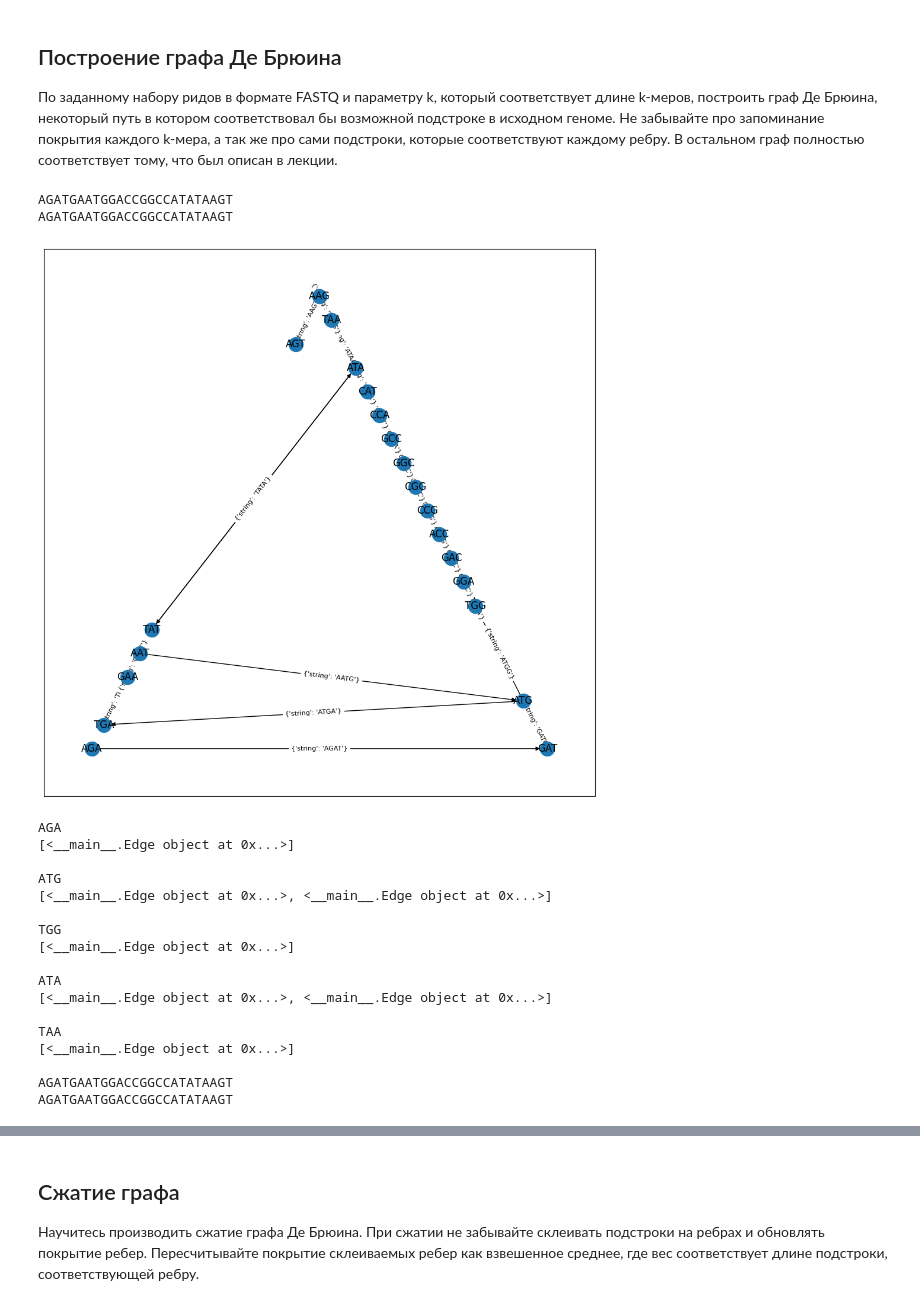
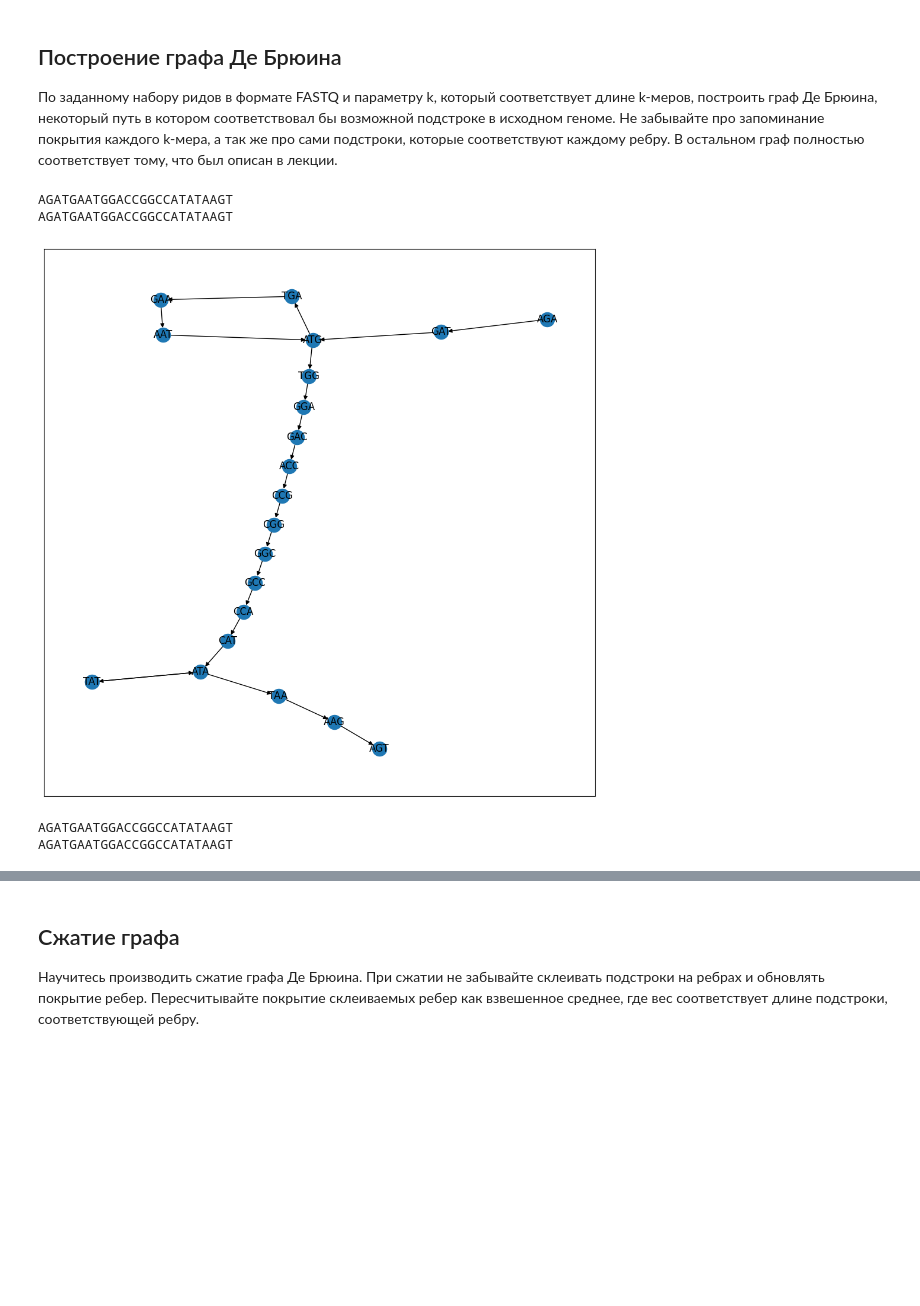
Before and after one commit to wwapper/BioinformaticsCourse2024PK, a Jupyter notebook: homework/2_2/Solution.ipynb, the cells around one changed output, grey strips where cells are left out. Drawn from its saved outputs; the diff is of its cells as text; code cells hidden in the pictures; blank space fills up the shorter version.

```diff
--- a/homework/2_2/Solution.ipynb
+++ b/homework/2_2/Solution.ipynb
@@ -119,7 +119,7 @@ class DBGraph():
                         del self.connections[prev_edge.next_node]
                     self.connections[node][0] = new_edge
 
-    def print_connections(self):
+    def _print_connections(self):
         for node in self.connections:
             print(node)
             print(self.connections[node])
@@ -134,67 +134,51 @@ class DBGraph():
 
     def assemble(self):
         start = list(self.nodes.keys())[0]
-        for i in self.nodes:
+        for i in self.connections:
             if self.nodes[i].in_degree < self.nodes[start].in_degree:
-                start = self.nodes[i]
+                start = i
         self.connections_temp = deepcopy(self.connections)
         self.string = self.connections[start][0].string[:(self.k-1)]
         self.find_euler_path(start)
         return self.string
 
-    def visualize(self):
+    def visualize(self, show_edges=False, layout=nx.kamada_kawai_layout):
         G = nx.DiGraph()
         for node in self.connections:
             for edge in self.connections[node]:
                 G.add_edge(edge.prev_node, edge.next_node, string=edge.string)
-        pos = nx.planar_layout(G)
+        pos = layout(G)
         plt.figure(figsize=(12,12))
         nx.draw_networkx(G, pos)
-        nx.draw_networkx_edge_labels(G, pos, font_size=8)
+        if show_edges:
+            nx.draw_networkx_edge_labels(G, pos, font_size=8)
         plt.show()
 
 
 
 true_seq_1 = 'AGATGAATGGACCGGCCATATAAGT'
 
 
 G = DBGraph([true_seq_1], 4)
 G.gen_kmers()
 G.create_graph()
 s1 = true_seq_1
 s2 = G.assemble()
 print(s1)
 print(s2)
 # G.print_connections()
 print()
-G.visualize()
+G.visualize(show_edges=False, layout=nx.kamada_kawai_layout)
 G.compact()
-G.print_connections()
+# G._print_connections()
 s1_new = true_seq_1
 s2 = G.assemble()
 print(s1)
 print(s2)
-
-
-G.visualize()
+G.visualize(show_edges=False, layout=nx.kamada_kawai_layout)
 # %% [output]
 AGATGAATGGACCGGCCATATAAGT
 AGATGAATGGACCGGCCATATAAGT
-[figure, old version]
+[figure, new version]
-AGA
-[<__main__.Edge object at 0x...>]
-
-ATG
-[<__main__.Edge object at 0x...>, <__main__.Edge object at 0x...>]
-
-TGG
-[<__main__.Edge object at 0x...>]
-
-ATA
-[<__main__.Edge object at 0x...>, <__main__.Edge object at 0x...>]
-
-TAA
-[<__main__.Edge object at 0x...>]
-
 AGATGAATGGACCGGCCATATAAGT
 AGATGAATGGACCGGCCATATAAGT
```
Also changed, not shown: parts of 3 cells of this notebook.
